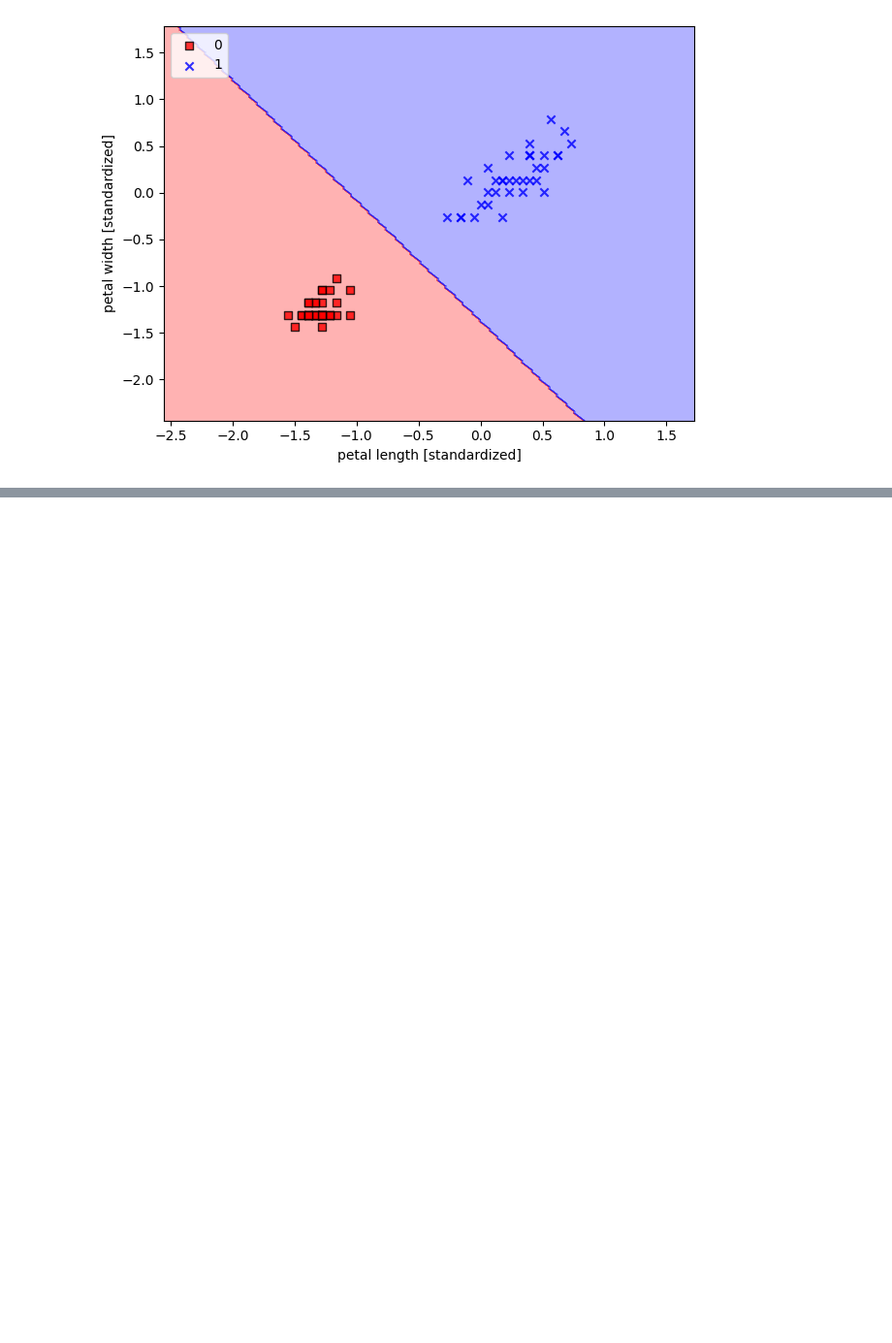
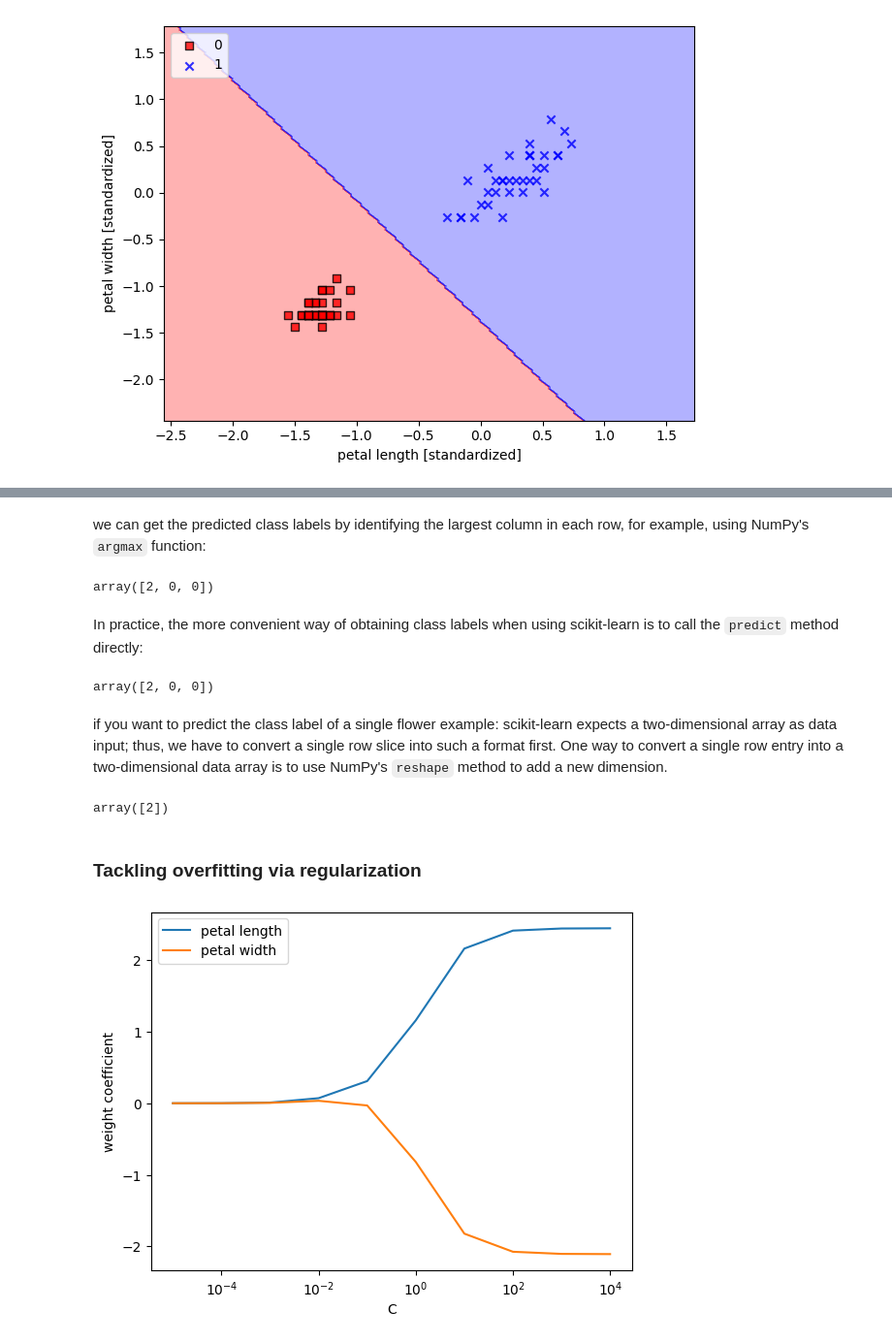
Before and after one commit to Sann-Htet/Machine-Learning-and-Deep-Learning-with-Python-scikit-learn-and-TensorFlow, a Jupyter notebook: Chapter 3/ch03-A_Tour_Of_Machine_Learning_Classifiers_Using_scikit-learn.ipynb, the cells around one changed output, grey strips where cells are left out. Shown at 97% size. Drawn from its saved outputs; the diff is of its cells as text; code cells hidden in the pictures; blank space fills up the shorter version.

Commit message:
Tackling overfitting via regularization

```diff
--- a/Chapter 3/ch03-A_Tour_Of_Machine_Learning_Classifiers_Using_scikit-learn.ipynb
+++ b/Chapter 3/ch03-A_Tour_Of_Machine_Learning_Classifiers_Using_scikit-learn.ipynb
@@ -261,0 +292,48 @@ plt.show()
+# %% [markdown]
+we can get the predicted class
+labels by identifying the largest column in each row, for example, using NumPy's
+`argmax` function:
+# %%
+lr.predict_proba(X_test_std[:3, :]).argmax(axis=1)
+# %% [output]
+array([2, 0, 0])
+# %% [markdown]
+In practice, the more convenient way of obtaining class labels when using scikit-learn
+is to call the `predict` method directly:
+# %%
+lr.predict(X_test_std[:3, :])
+# %% [output]
+array([2, 0, 0])
+# %% [markdown]
+if you want to predict the class label of a single flower
+example: scikit-learn expects a two-dimensional array as data input; thus, we have
+to convert a single row slice into such a format first. One way to convert a single row
+entry into a two-dimensional data array is to use NumPy's `reshape` method to add
+a new dimension.
+# %%
+lr.predict(X_test_std[0, :].reshape(1, -1))
+# %% [output]
+array([2])
+# %% [markdown]
+### Tackling overfitting via regularization
+# %%
+weights, params = [], []
+for c in np.arange(-5, 5):
+    lr = LogisticRegression(C=10.**c, random_state=1,
+                           solver='lbfgs', multi_class='ovr')
+    lr.fit(X_train_std, y_train)
+    weights.append(lr.coef_[1])
+    params.append(10.**c)
+weights = np.array(weights)
+
+plt.plot(params, weights[:, 0],
+        label='petal length')
+plt.plot(params, weights[:, 1],
+        label='petal width')
+plt.ylabel('weight coefficient')
+plt.xlabel('C')
+plt.legend(loc='upper left')
+plt.xscale('log')
+plt.show()
+# %% [output]
+[figure, added]
```
Also changed, not shown: parts of 6 cells of this notebook.
